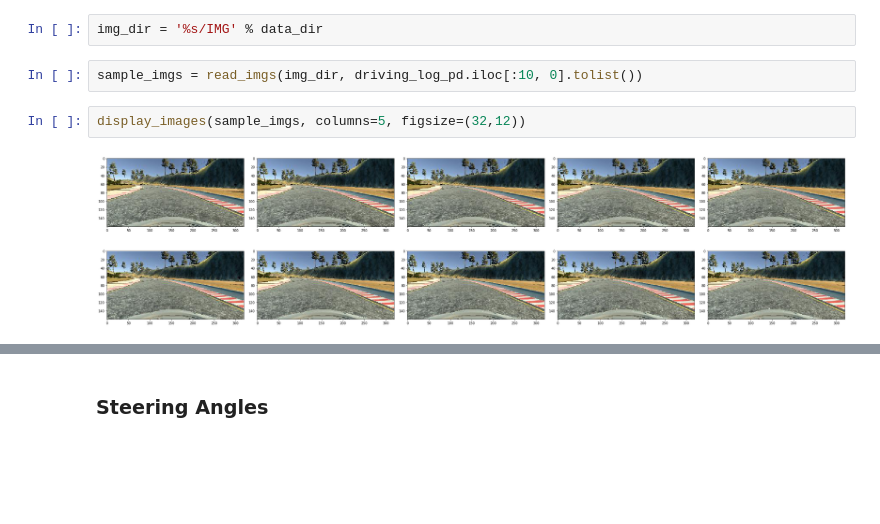
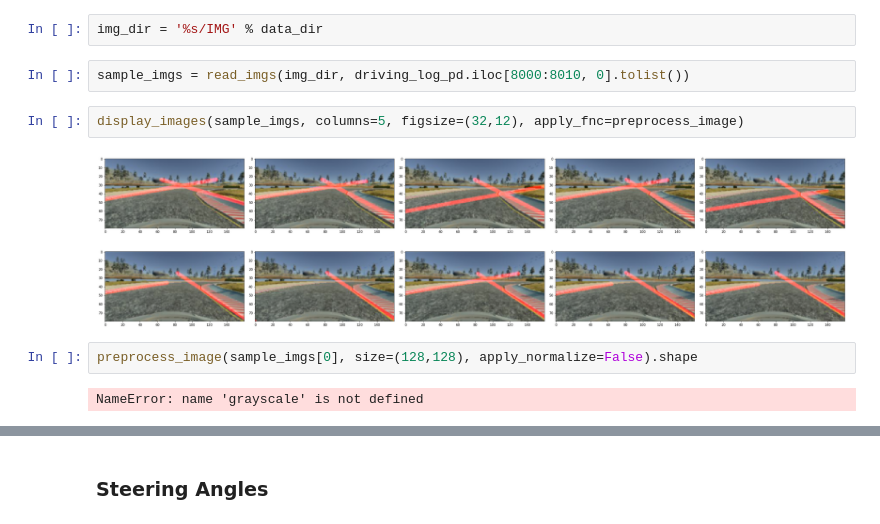
Before and after one commit to ekkus93/CarND-Behavioral-Cloning-P3, a Jupyter notebook: Behavioral_Cloning.ipynb, the cells around one changed output, grey strips where cells are left out. Saved outputs shown, nothing was run; the diff lists cells and outputs as text; blank space fills up the shorter version.

```diff
--- a/Behavioral_Cloning.ipynb
+++ b/Behavioral_Cloning.ipynb
@@ -107,8 +107,12 @@ def read_imgs(img_dir, file_names):
 # %%
 img_dir = '%s/IMG' % data_dir
 # %%
-sample_imgs = read_imgs(img_dir, driving_log_pd.iloc[:10, 0].tolist())
+sample_imgs = read_imgs(img_dir, driving_log_pd.iloc[8000:8010, 0].tolist())
 # %%
-display_images(sample_imgs, columns=5, figsize=(32,12))
+display_images(sample_imgs, columns=5, figsize=(32,12), apply_fnc=preprocess_image)
 # %% [output]
-[figure, old version]
+[figure, new version]
+# %%
+preprocess_image(sample_imgs[0], size=(128,128), apply_normalize=False).shape
+# %% [output]
+NameError: name 'grayscale' is not defined
```
Also changed, not shown: parts of 14 cells of this notebook, 8 other files.
